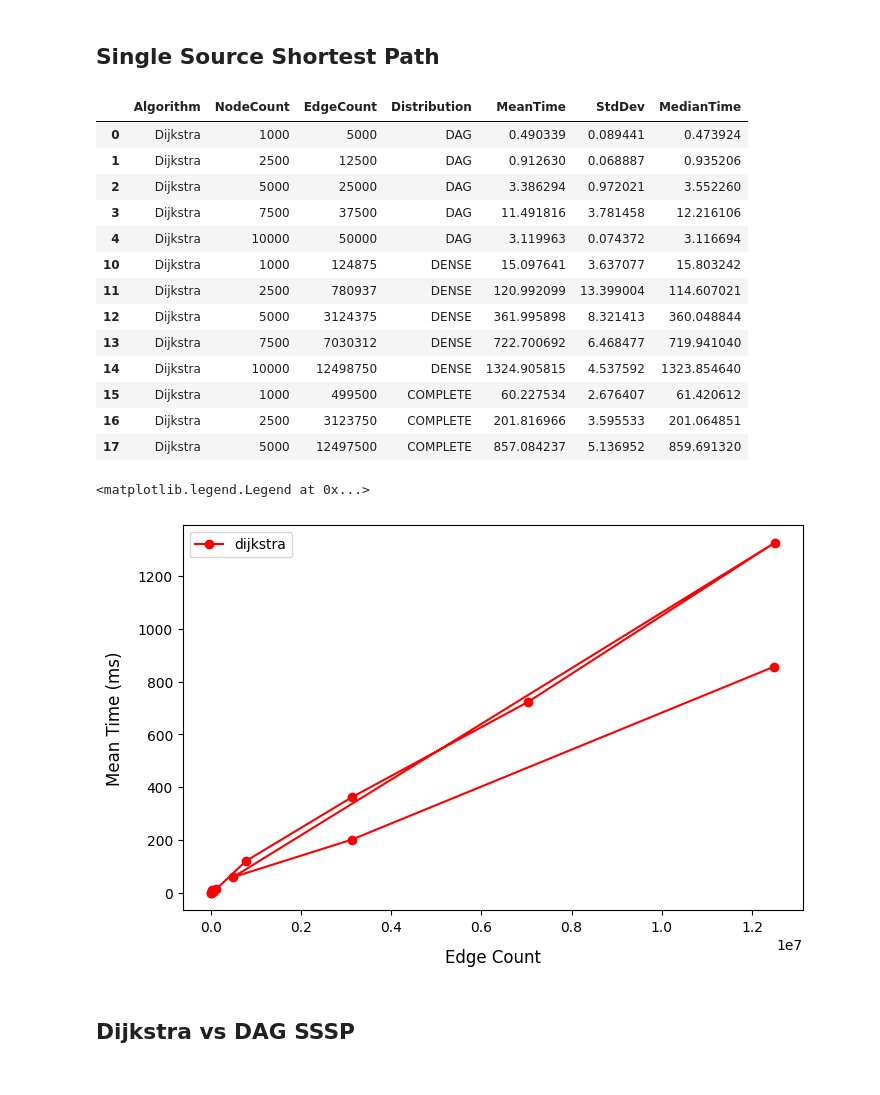
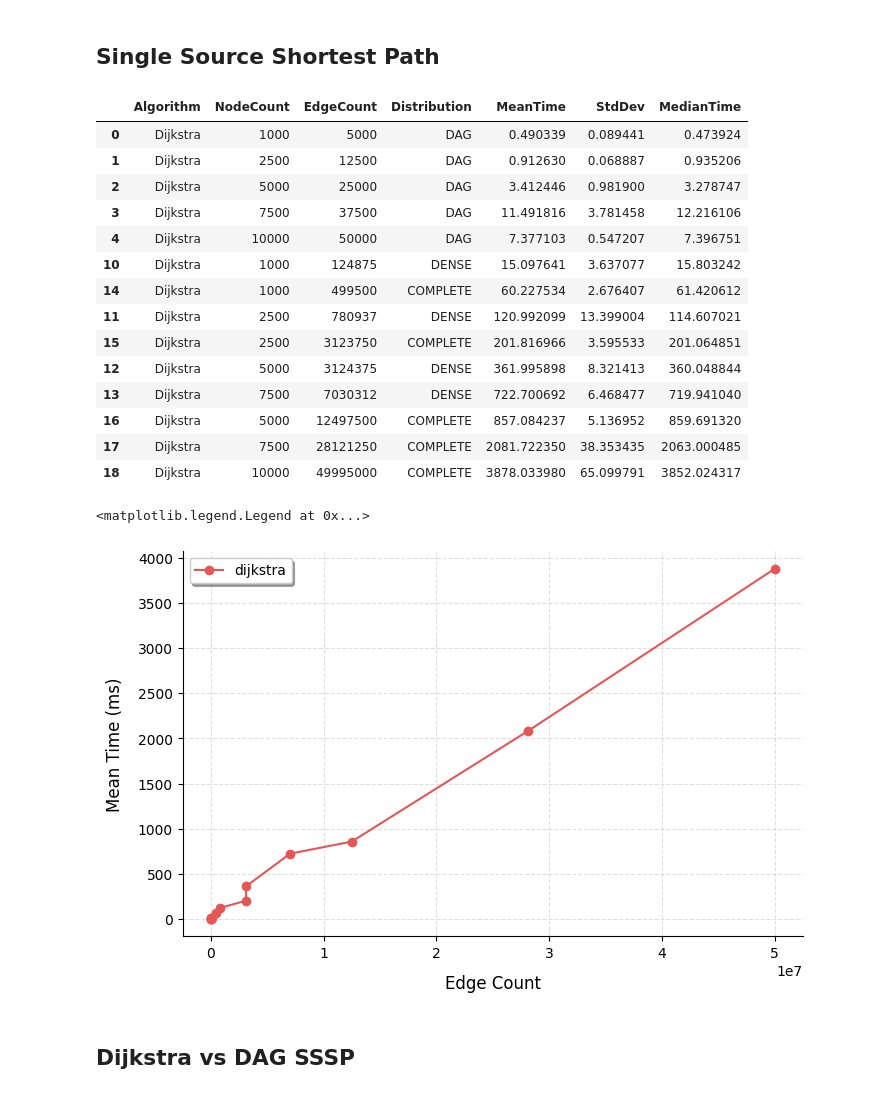
Before and after one commit to nelatawy/MST-ShortestPath-Benchmarking, a Jupyter notebook: visualization.ipynb, the cells around one changed output. Saved outputs shown, nothing was run; the diff lists cells and outputs as text; code cells hidden in the pictures.

```diff
--- a/visualization.ipynb
+++ b/visualization.ipynb
@@ -56,42 +56,53 @@ ax.legend(loc="upper left", fontsize=10, frameon=True)
 # %%
 df = pd.read_csv('general-sssp-benchmarks.csv')
 dijkstradata = df.drop_duplicates(' EdgeCount')
-dijkstradata = dijkstradata.sort_index(' EdgeCount')
+dijkstradata = dijkstradata.sort_values(' EdgeCount')
 # %%
 dijkstradata
 # %% [output]
 |  | Algorithm | NodeCount | EdgeCount | Distribution | MeanTime | StdDev | MedianTime |
 | 0 | Dijkstra | 1000 | 5000 | DAG | 0.490339 | 0.089441 | 0.473924 |
 | 1 | Dijkstra | 2500 | 12500 | DAG | 0.912630 | 0.068887 | 0.935206 |
-| 2 | Dijkstra | 5000 | 25000 | DAG | 3.386294 | 0.972021 | 3.552260 |
+| 2 | Dijkstra | 5000 | 25000 | DAG | 3.412446 | 0.981900 | 3.278747 |
 | 3 | Dijkstra | 7500 | 37500 | DAG | 11.491816 | 3.781458 | 12.216106 |
-| 4 | Dijkstra | 10000 | 50000 | DAG | 3.119963 | 0.074372 | 3.116694 |
+| 4 | Dijkstra | 10000 | 50000 | DAG | 7.377103 | 0.547207 | 7.396751 |
 | 10 | Dijkstra | 1000 | 124875 | DENSE | 15.097641 | 3.637077 | 15.803242 |
+| 14 | Dijkstra | 1000 | 499500 | COMPLETE | 60.227534 | 2.676407 | 61.420612 |
 | 11 | Dijkstra | 2500 | 780937 | DENSE | 120.992099 | 13.399004 | 114.607021 |
+| 15 | Dijkstra | 2500 | 3123750 | COMPLETE | 201.816966 | 3.595533 | 201.064851 |
 | 12 | Dijkstra | 5000 | 3124375 | DENSE | 361.995898 | 8.321413 | 360.048844 |
 | 13 | Dijkstra | 7500 | 7030312 | DENSE | 722.700692 | 6.468477 | 719.941040 |
-| 14 | Dijkstra | 10000 | 12498750 | DENSE | 1324.905815 | 4.537592 | 1323.854640 |
-| 15 | Dijkstra | 1000 | 499500 | COMPLETE | 60.227534 | 2.676407 | 61.420612 |
-| 16 | Dijkstra | 2500 | 3123750 | COMPLETE | 201.816966 | 3.595533 | 201.064851 |
-| 17 | Dijkstra | 5000 | 12497500 | COMPLETE | 857.084237 | 5.136952 | 859.691320 |
+| 16 | Dijkstra | 5000 | 12497500 | COMPLETE | 857.084237 | 5.136952 | 859.691320 |
+| 17 | Dijkstra | 7500 | 28121250 | COMPLETE | 2081.722350 | 38.353435 | 2063.000485 |
+| 18 | Dijkstra | 10000 | 49995000 | COMPLETE | 3878.033980 | 65.099791 | 3852.024317 |
 # %%
 fig, ax = plt.subplots(figsize=(8, 5))
 
 ax.set_xlabel("Edge Count", fontsize=12, labelpad=10)
 ax.set_ylabel("Mean Time (ms)", fontsize=12, labelpad=10)
 
 ax.plot(
     dijkstradata[" EdgeCount"],
     dijkstradata[" MeanTime"],
     marker="o",
-    color="red",
+    color="#E45756",
     linestyle="-",
     label="dijkstra",
 )
-ax.legend(loc="upper left", fontsize=10, frameon=True)
+
+ax.grid(True, linestyle='--', alpha=0.4)
+
+ax.spines['top'].set_visible(False)
+ax.spines['right'].set_visible(False)
+
+ax.legend(loc="upper left",
+          fontsize=10,
+          frameon=True,
+          fancybox=True,
+          shadow=True)
 # %% [output]
 <matplotlib.legend.Legend at 0x...>
-[figure, old version]
+[figure, new version]
 # %% [markdown]
 ## Dijkstra vs DAG SSSP
 # %%
```
Also changed, not shown: parts of 5 cells of this notebook.
